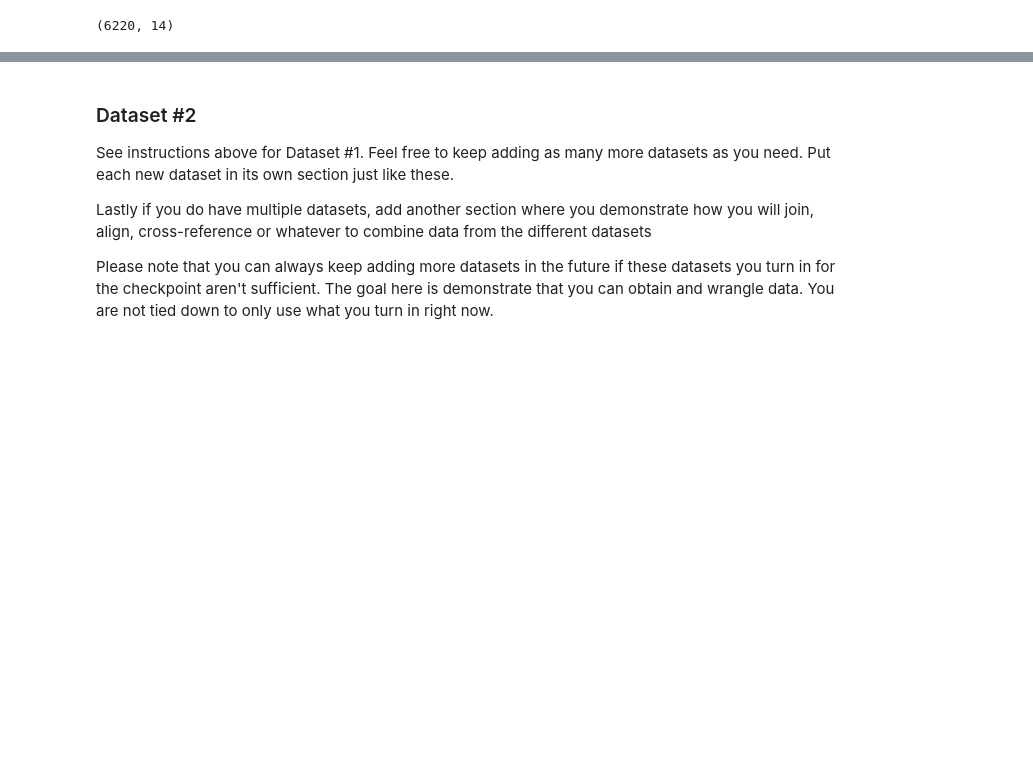
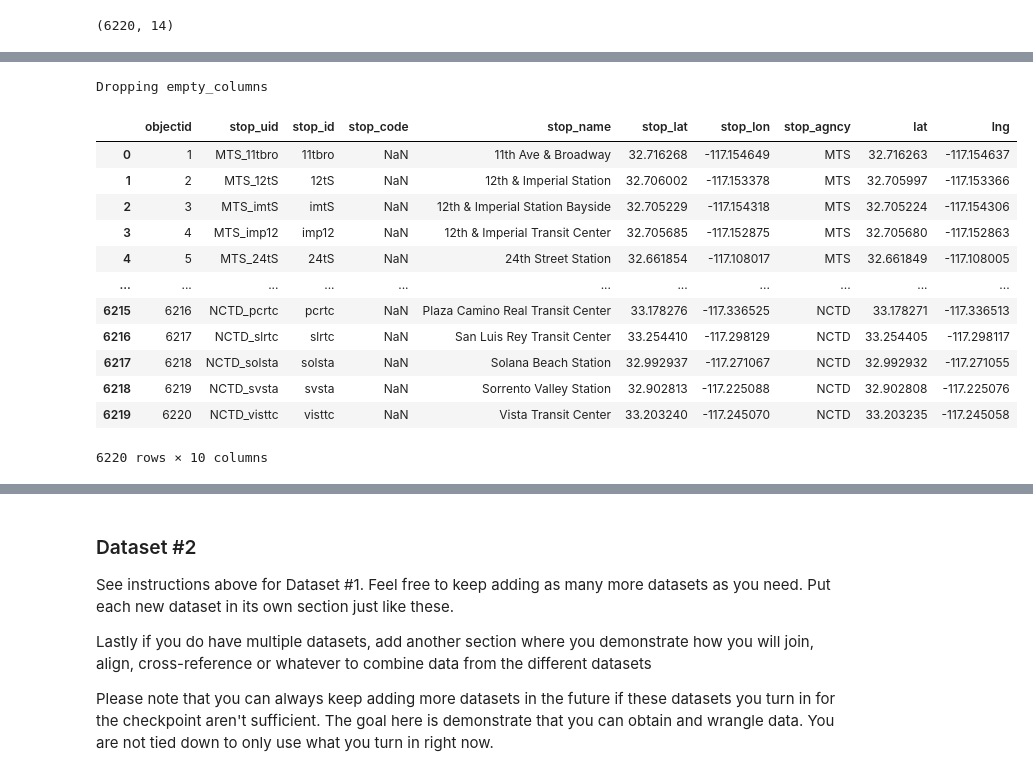
Before and after one commit to COGS108/Group022_WI26, a Jupyter notebook: 01-DataCheckpoint.ipynb, the cells around one changed output, grey strips where cells are left out. Saved outputs shown, nothing was run; the diff lists cells and outputs as text; code cells hidden in the pictures; blank space fills up the shorter version.

Commit message:
Cleaning transit stops dataset

```diff
--- a/01-DataCheckpoint.ipynb
+++ b/01-DataCheckpoint.ipynb
@@ -137,3 +137,7 @@ Instructions:
     7. You will load raw data from `data/00-raw/`, you will (optionally) write intermediate stages of your work to `data/01-interim` and you will write the final fully wrangled version of your data to `data/02-processed`
 4. Optionally you can also show some summary statistics for variables that you think are important to the project
 5. Feel free to add more cells here if that's helpful for you
+# %%
+# Drop any rows or columns are completely null
+clean_transit_df = transit_df.dropna(how='all', axis=0)
+clean_transit_df = transit_df.dropna(how='all', axis=1)
@@ -139,0 +150,8 @@ Instructions:
+# %%
+# Seeing what percent of columns have null values
+empty_columns = list()
+for col in clean_transit_df.columns:
+    if ((clean_transit_df.shape[0] - clean_transit_df[col].count()) / clean_transit_df.shape[0]) * 100 > 5:
+        empty_columns.append(col)
+
+    print(f'{col}: {round(((clean_transit_df.shape[0] - clean_transit_df[col].count()) / clean_transit_df.shape[0]) * 100, 2)}% null\n----------------------')
@@ -139,0 +201,22 @@ Instructions:
+# %%
+# The columns look to either be irrelevant to our project or too imcomplete to evaluate
+# So lets drop them
+
+print('Dropping empty_columns')
+clean_transit_df = clean_transit_df.drop(columns=empty_columns)
+clean_transit_df
+# %% [output]
+Dropping empty_columns
+|  | objectid | stop_uid | stop_id | stop_code | stop_name | stop_lat | stop_lon | stop_agncy | lat | lng |
+| 0 | 1 | MTS_11tbro | 11tbro | NaN | 11th Ave & Broadway | 32.716268 | -117.154649 | MTS | 32.716263 | -117.154637 |
+| 1 | 2 | MTS_12tS | 12tS | NaN | 12th & Imperial Station | 32.706002 | -117.153378 | MTS | 32.705997 | -117.153366 |
+| 2 | 3 | MTS_imtS | imtS | NaN | 12th & Imperial Station Bayside | 32.705229 | -117.154318 | MTS | 32.705224 | -117.154306 |
+| 3 | 4 | MTS_imp12 | imp12 | NaN | 12th & Imperial Transit Center | 32.705685 | -117.152875 | MTS | 32.705680 | -117.152863 |
+| 4 | 5 | MTS_24tS | 24tS | NaN | 24th Street Station | 32.661854 | -117.108017 | MTS | 32.661849 | -117.108005 |
+| ... | ... | ... | ... | ... | ... | ... | ... | ... | ... | ... |
+| 6215 | 6216 | NCTD_pcrtc | pcrtc | NaN | Plaza Camino Real Transit Center | 33.178276 | -117.336525 | NCTD | 33.178271 | -117.336513 |
+| 6216 | 6217 | NCTD_slrtc | slrtc | NaN | San Luis Rey Transit Center | 33.254410 | -117.298129 | NCTD | 33.254405 | -117.298117 |
+| 6217 | 6218 | NCTD_solsta | solsta | NaN | Solana Beach Station | 32.992937 | -117.271067 | NCTD | 32.992932 | -117.271055 |
+| 6218 | 6219 | NCTD_svsta | svsta | NaN | Sorrento Valley Station | 32.902813 | -117.225088 | NCTD | 32.902808 | -117.225076 |
+| 6219 | 6220 | NCTD_visttc | visttc | NaN | Vista Transit Center | 33.203240 | -117.245070 | NCTD | 33.203235 | -117.245058 |
+6220 rows × 10 columns
```
Also changed, not shown: parts of 8 cells of this notebook.
